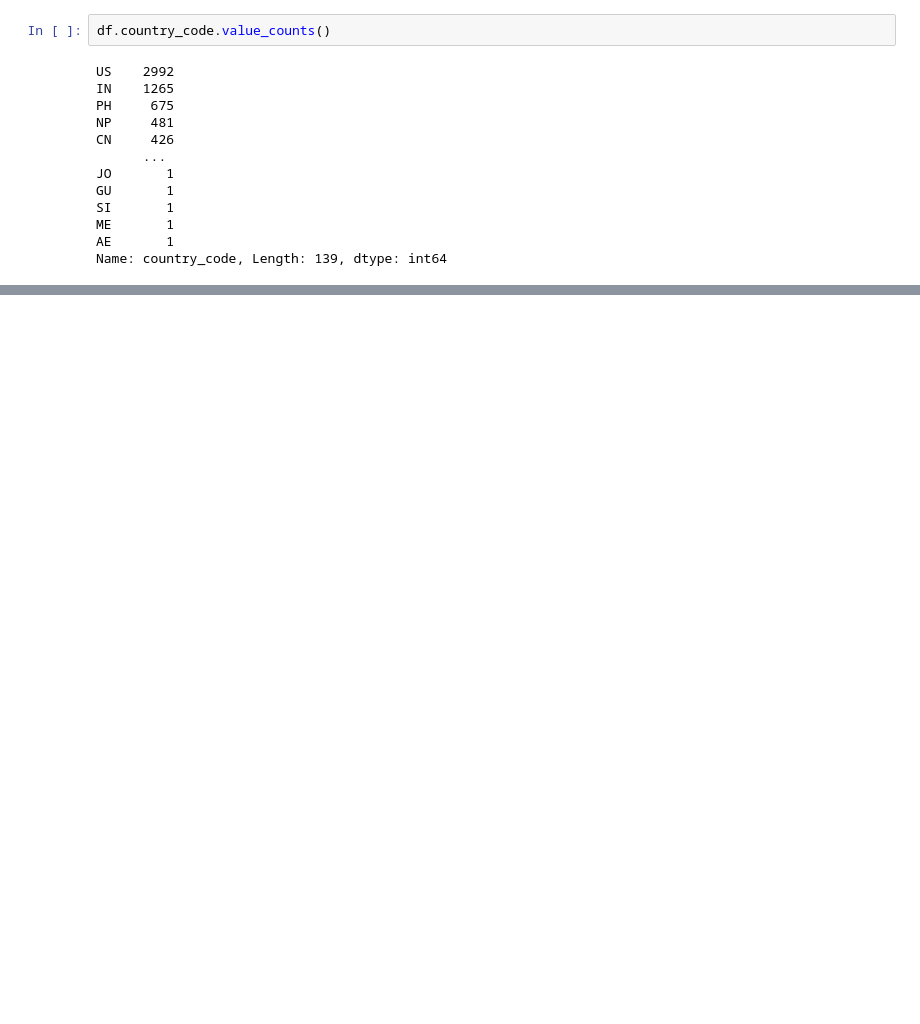
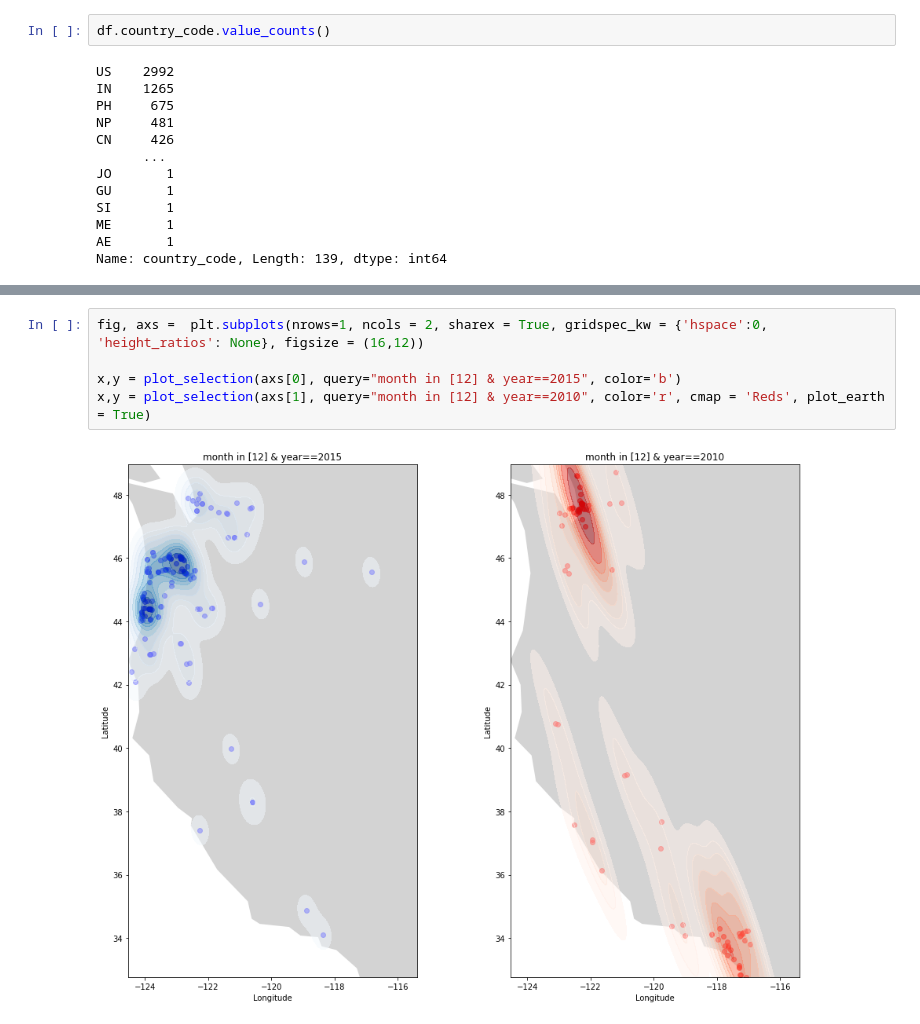
Before and after one commit to SergeiDBykov/landslide_project, a Jupyter notebook: eda.ipynb, the cells around one changed output, grey strips where cells are left out. Saved outputs shown, nothing was run; the diff lists cells and outputs as text; blank space fills up the shorter version.

```diff
--- a/eda.ipynb
+++ b/eda.ipynb
@@ -155,0 +198,7 @@ x,y = plot_selection(ax, query="month in [12]", color='b')
+# %%
+fig, axs =  plt.subplots(nrows=1, ncols = 2, sharex = True, gridspec_kw = {'hspace':0, 'height_ratios': None}, figsize = (16,12))
+
+x,y = plot_selection(axs[0], query="month in [12] & year==2015", color='b')
+x,y = plot_selection(axs[1], query="month in [12] & year==2010", color='r', cmap = 'Reds', plot_earth = True)
+# %% [output]
+[figure, added]
```
Also changed, not shown: parts of 20 cells of this notebook, 33 other files.
